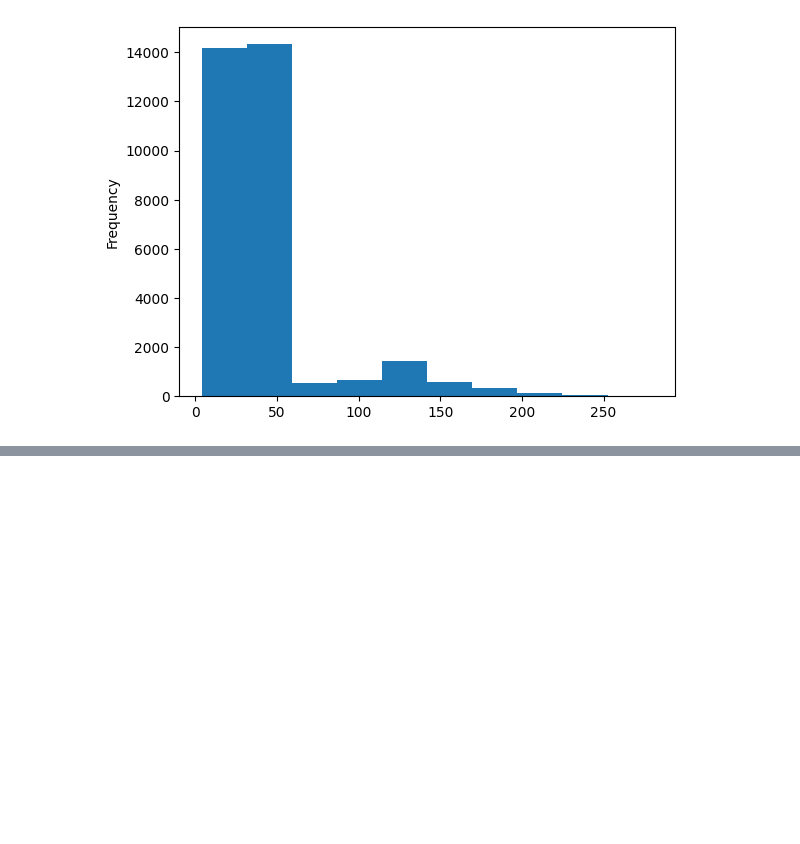
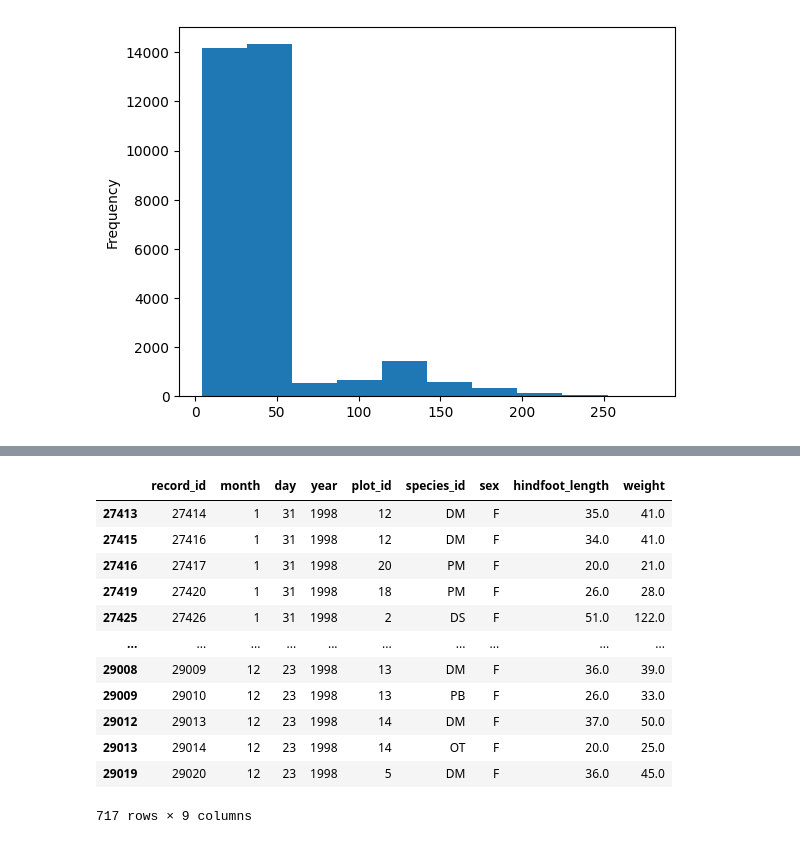
Before and after one commit to arnastam25/dimen-python-2023, a Jupyter notebook: hello.ipynb, the cells around one changed output, grey strips where cells are left out. Saved outputs shown, nothing was run; the diff lists cells and outputs as text; code cells hidden in the pictures; blank space fills up the shorter version.

```diff
--- a/hello.ipynb
+++ b/hello.ipynb
@@ -354,0 +372,17 @@ plt.savefig('Figures/weight-barplot.png', dpi=300)
+# %%
+bool_mask = (surveys_df['sex'] == 'F') & (surveys_df['year'] == 1998)
+surveys_df[bool_mask]
+# %% [output]
+|  | record_id | month | day | year | plot_id | species_id | sex | hindfoot_length | weight |
+| 27413 | 27414 | 1 | 31 | 1998 | 12 | DM | F | 35.0 | 41.0 |
+| 27415 | 27416 | 1 | 31 | 1998 | 12 | DM | F | 34.0 | 41.0 |
+| 27416 | 27417 | 1 | 31 | 1998 | 20 | PM | F | 20.0 | 21.0 |
+| 27419 | 27420 | 1 | 31 | 1998 | 18 | PM | F | 26.0 | 28.0 |
+| 27425 | 27426 | 1 | 31 | 1998 | 2 | DS | F | 51.0 | 122.0 |
+| ... | ... | ... | ... | ... | ... | ... | ... | ... | ... |
+| 29008 | 29009 | 12 | 23 | 1998 | 13 | DM | F | 36.0 | 39.0 |
+| 29009 | 29010 | 12 | 23 | 1998 | 13 | PB | F | 26.0 | 33.0 |
+| 29012 | 29013 | 12 | 23 | 1998 | 14 | DM | F | 37.0 | 50.0 |
+| 29013 | 29014 | 12 | 23 | 1998 | 14 | OT | F | 20.0 | 25.0 |
+| 29019 | 29020 | 12 | 23 | 1998 | 5 | DM | F | 36.0 | 45.0 |
+717 rows × 9 columns
```
Also changed, not shown: parts of 3 cells of this notebook.
